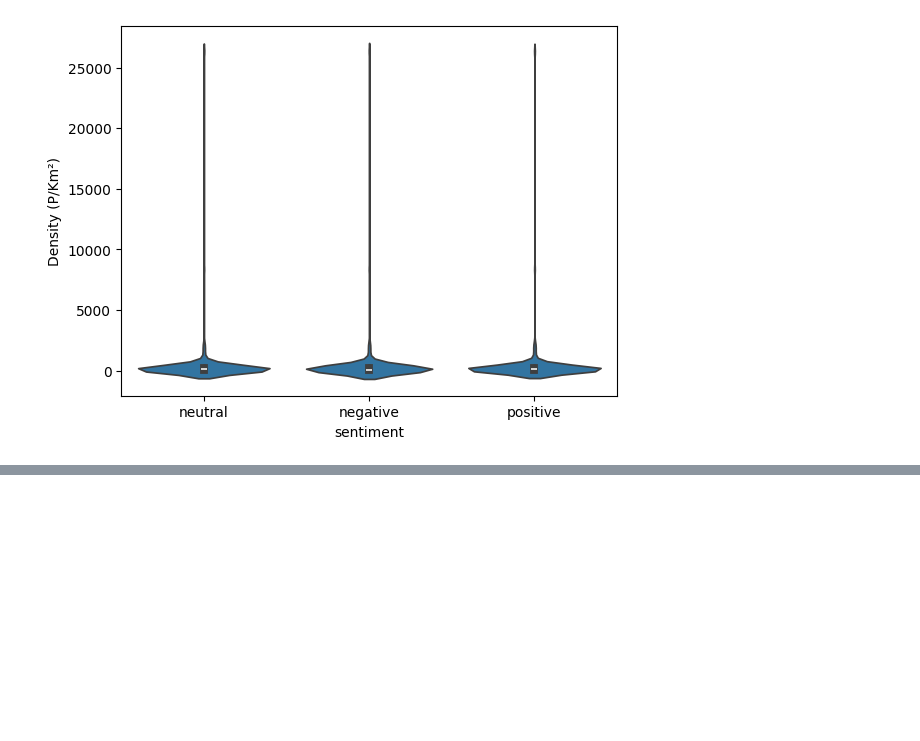
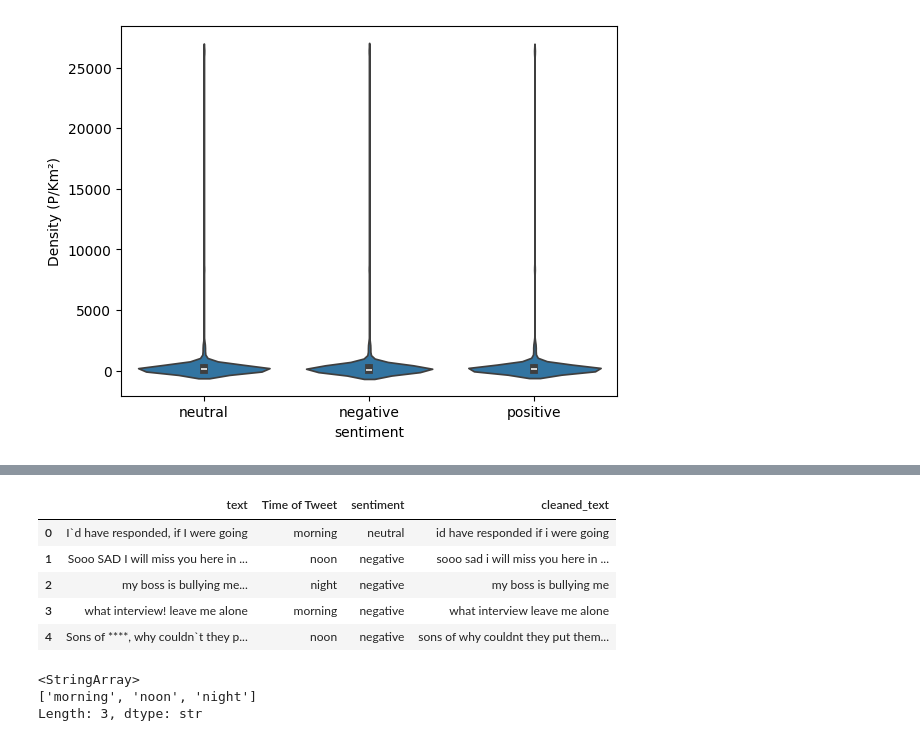
Before and after one commit to ajayn3300/Sentiment-Analysis, a Jupyter notebook: SentimentAnalysis.ipynb, the cells around one changed output, grey strips where cells are left out. Saved outputs shown, nothing was run; the diff lists cells and outputs as text; code cells hidden in the pictures; blank space fills up the shorter version.

```diff
--- a/SentimentAnalysis.ipynb
+++ b/SentimentAnalysis.ipynb
@@ -154,0 +184,4 @@ This will become an error in seaborn v0.14.0; please update your code.
+# %%
+# dropping unwanted features
+train = train[['text', 'Time of Tweet', 'sentiment']]
+train.head()
@@ -154,0 +195,26 @@ This will become an error in seaborn v0.14.0; please update your code.
+# %%
+#for cleaning text feature
+def clean_text(text):
+    text = text.lower()
+    text = re.sub(r"http\S+", "", text)  # remove URLs
+    text = re.sub(r"@\w+", "", text)     # remove mentions
+    text = re.sub(r"#\w+", "", text)     # remove hashtags
+    text = text.translate(str.maketrans("", "", string.punctuation))  # remove punctuation
+    text = re.sub(r"\d+", "", text)      # remove numbers
+    return text.strip()
+# %%
+train['cleaned_text'] = train.text.apply(clean_text)
+train.head()
+# %% [output]
+|  | text | Time of Tweet | sentiment | cleaned_text |
+| 0 | I`d have responded, if I were going | morning | neutral | id have responded if i were going |
+| 1 | Sooo SAD I will miss you here in ... | noon | negative | sooo sad i will miss you here in ... |
+| 2 | my boss is bullying me... | night | negative | my boss is bullying me |
+| 3 | what interview! leave me alone | morning | negative | what interview leave me alone |
+| 4 | Sons of ****, why couldn`t they p... | noon | negative | sons of why couldnt they put them... |
+# %%
+train['Time of Tweet'].unique()
+# %% [output]
+<StringArray>
+['morning', 'noon', 'night']
+Length: 3, dtype: str
```
Also changed, not shown: parts of 8 cells of this notebook.
